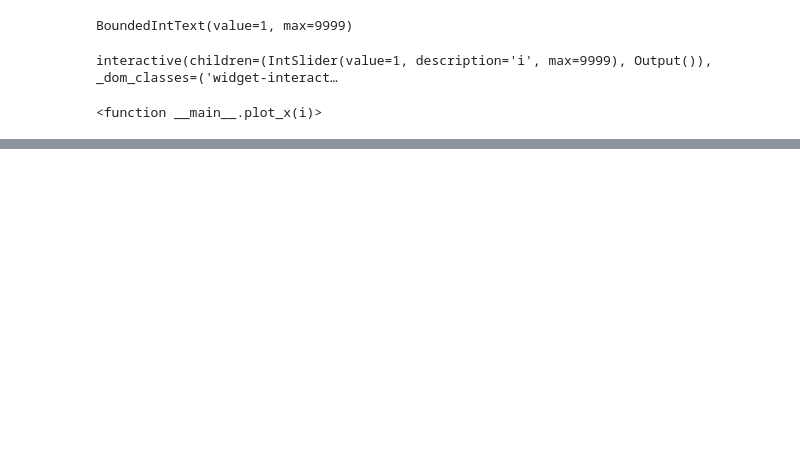
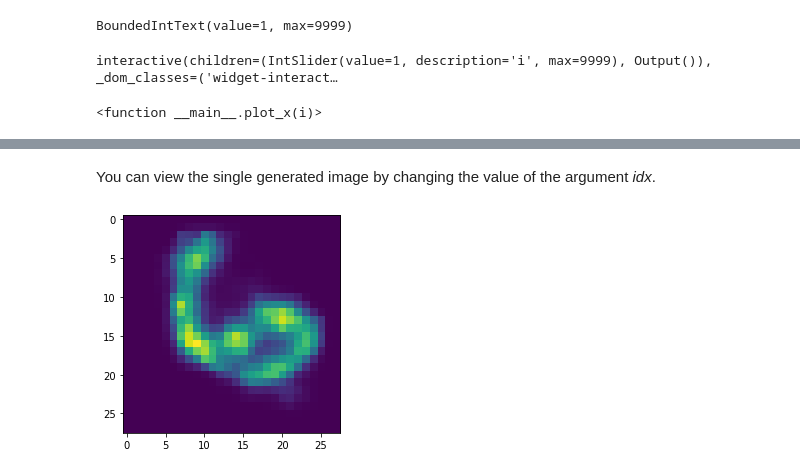
Before and after one commit to ccha23/miml, a Jupyter notebook: part2/VanillaVAE.ipynb, the cells around one changed output, grey strips where cells are left out. Saved outputs shown, nothing was run; the diff lists cells and outputs as text; code cells hidden in the pictures; blank space fills up the shorter version.

```diff
--- a/part2/VanillaVAE.ipynb
+++ b/part2/VanillaVAE.ipynb
@@ -432,0 +464,6 @@ Image(filename =r"./generated_sample.png")
+# %% [markdown]
+You can view the single generated image by changing the value of the argument *idx*.
+# %%
+show_image(generated_images, idx=0)
+# %% [output]
+[figure, added]
```
Also changed, not shown: parts of 32 cells of this notebook.
